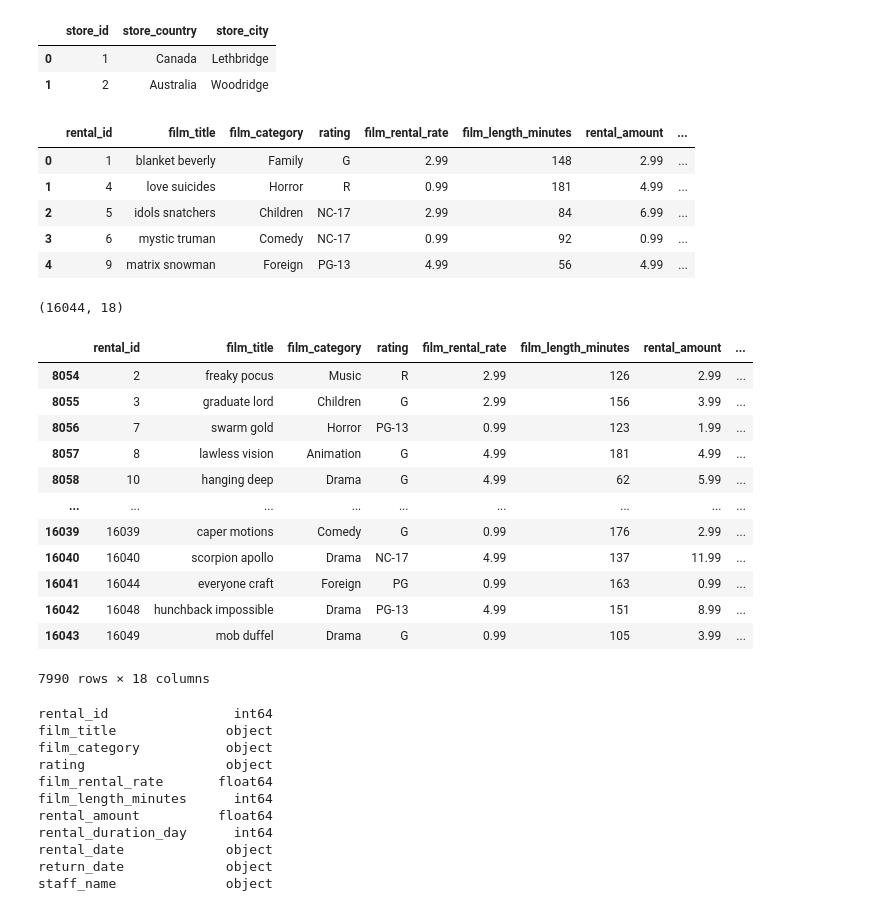
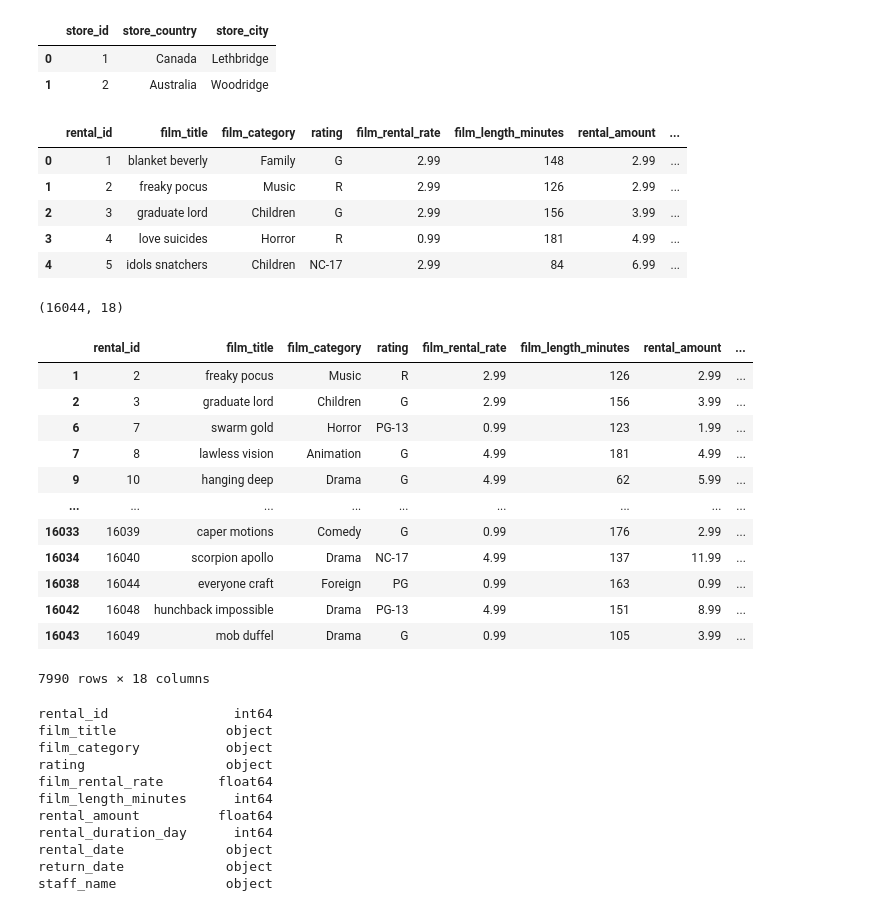
Before and after one commit to cvonholtz/Sakila_Movie_Rental_Data_Analysis, a Jupyter notebook: Movie_Rental_Data_Analysis_Project_#2.ipynb, the cells around one changed output. Drawn from its saved outputs; the diff is of its cells as text; code cells hidden in the pictures.

```diff
--- a/Movie_Rental_Data_Analysis_Project_#2.ipynb
+++ b/Movie_Rental_Data_Analysis_Project_#2.ipynb
@@ -35,10 +35,12 @@ left join country co on ci.country_id = co.country_id
 left join inventory i on r.inventory_id = i.inventory_id
 left join film f on i.film_id = f.film_id
 left join film_category fc on f.film_id = fc.film_id
-left join category ca on fc.category_id = ca.category_id""", conn)
+left join category ca on fc.category_id = ca.category_id
+""", conn)
 
 film_actors = pd.read_sql_query("""select lower(a.first_name || ' ' || a.last_name) as actor_name,
-lower(f.title) as film
+lower(f.title) as film,
+f.film_id as film_id
 from film f
 left join film_actor fa on f.film_id = fa.film_id
 left join actor a on fa.actor_id = a.actor_id
@@ -120,15 +122,15 @@ store_locations
 | 1 | 2 | Australia | Woodridge |
 # %%
 #merging the two dataframes so that customer and store location information are in same df
-movie_rentals_2 = pd.merge(movie_rentals, store_locations, on ='store_id')
+movie_rentals_2 = pd.merge(movie_rentals, store_locations,how='left', on ='store_id')
 movie_rentals_2.head()
 # %% [output]
 |  | rental_id | film_title | film_category | rating | film_rental_rate | film_length_minutes | rental_amount | ... |
 | 0 | 1 | blanket beverly | Family | G | 2.99 | 148 | 2.99 | ... |
-| 1 | 4 | love suicides | Horror | R | 0.99 | 181 | 4.99 | ... |
-| 2 | 5 | idols snatchers | Children | NC-17 | 2.99 | 84 | 6.99 | ... |
-| 3 | 6 | mystic truman | Comedy | NC-17 | 0.99 | 92 | 0.99 | ... |
-| 4 | 9 | matrix snowman | Foreign | PG-13 | 4.99 | 56 | 4.99 | ... |
+| 1 | 2 | freaky pocus | Music | R | 2.99 | 126 | 2.99 | ... |
+| 2 | 3 | graduate lord | Children | G | 2.99 | 156 | 3.99 | ... |
+| 3 | 4 | love suicides | Horror | R | 0.99 | 181 | 4.99 | ... |
+| 4 | 5 | idols snatchers | Children | NC-17 | 2.99 | 84 | 6.99 | ... |
 # %%
 #verifying that the merge did not create additional rows
 movie_rentals_2.shape
@@ -139,15 +141,15 @@ movie_rentals_2.shape
 movie_rentals_2.loc[(movie_rentals_2['store_id'] == 2)]
 # %% [output]
 |  | rental_id | film_title | film_category | rating | film_rental_rate | film_length_minutes | rental_amount | ... |
-| 8054 | 2 | freaky pocus | Music | R | 2.99 | 126 | 2.99 | ... |
-| 8055 | 3 | graduate lord | Children | G | 2.99 | 156 | 3.99 | ... |
-| 8056 | 7 | swarm gold | Horror | PG-13 | 0.99 | 123 | 1.99 | ... |
-| 8057 | 8 | lawless vision | Animation | G | 4.99 | 181 | 4.99 | ... |
-| 8058 | 10 | hanging deep | Drama | G | 4.99 | 62 | 5.99 | ... |
+| 1 | 2 | freaky pocus | Music | R | 2.99 | 126 | 2.99 | ... |
+| 2 | 3 | graduate lord | Children | G | 2.99 | 156 | 3.99 | ... |
+| 6 | 7 | swarm gold | Horror | PG-13 | 0.99 | 123 | 1.99 | ... |
+| 7 | 8 | lawless vision | Animation | G | 4.99 | 181 | 4.99 | ... |
+| 9 | 10 | hanging deep | Drama | G | 4.99 | 62 | 5.99 | ... |
 | ... | ... | ... | ... | ... | ... | ... | ... | ... |
-| 16039 | 16039 | caper motions | Comedy | G | 0.99 | 176 | 2.99 | ... |
-| 16040 | 16040 | scorpion apollo | Drama | NC-17 | 4.99 | 137 | 11.99 | ... |
-| 16041 | 16044 | everyone craft | Foreign | PG | 0.99 | 163 | 0.99 | ... |
+| 16033 | 16039 | caper motions | Comedy | G | 0.99 | 176 | 2.99 | ... |
+| 16034 | 16040 | scorpion apollo | Drama | NC-17 | 4.99 | 137 | 11.99 | ... |
+| 16038 | 16044 | everyone craft | Foreign | PG | 0.99 | 163 | 0.99 | ... |
 | 16042 | 16048 | hunchback impossible | Drama | PG-13 | 4.99 | 151 | 8.99 | ... |
 | 16043 | 16049 | mob duffel | Drama | G | 0.99 | 105 | 3.99 | ... |
 7990 rows × 18 columns
```
Also changed, not shown: parts of 20 cells of this notebook, 1 other file.
